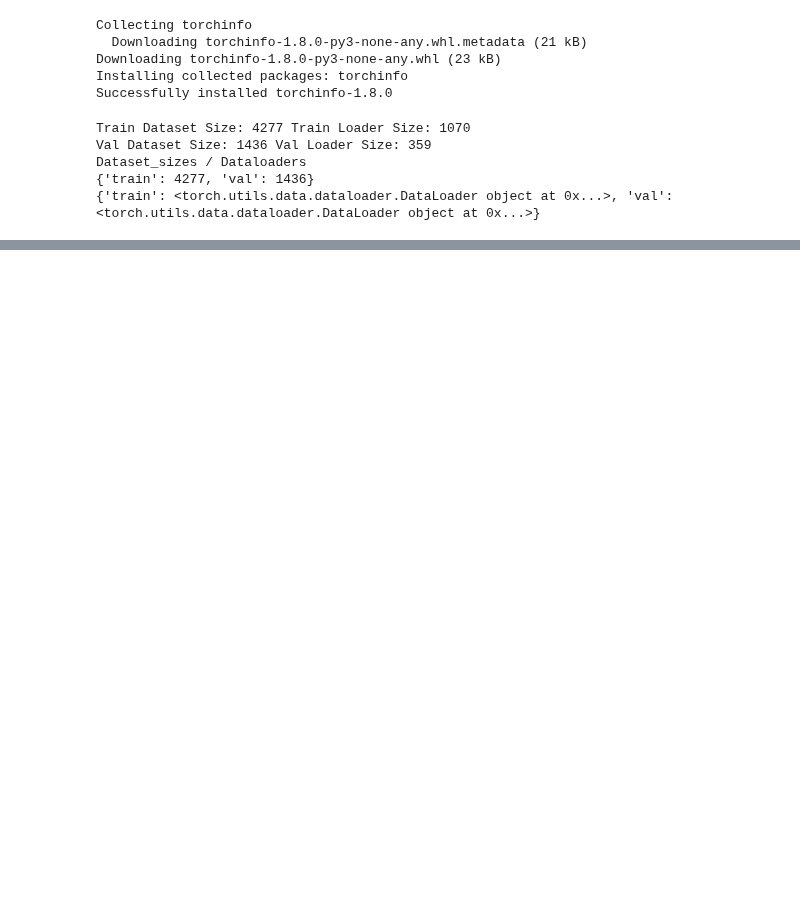
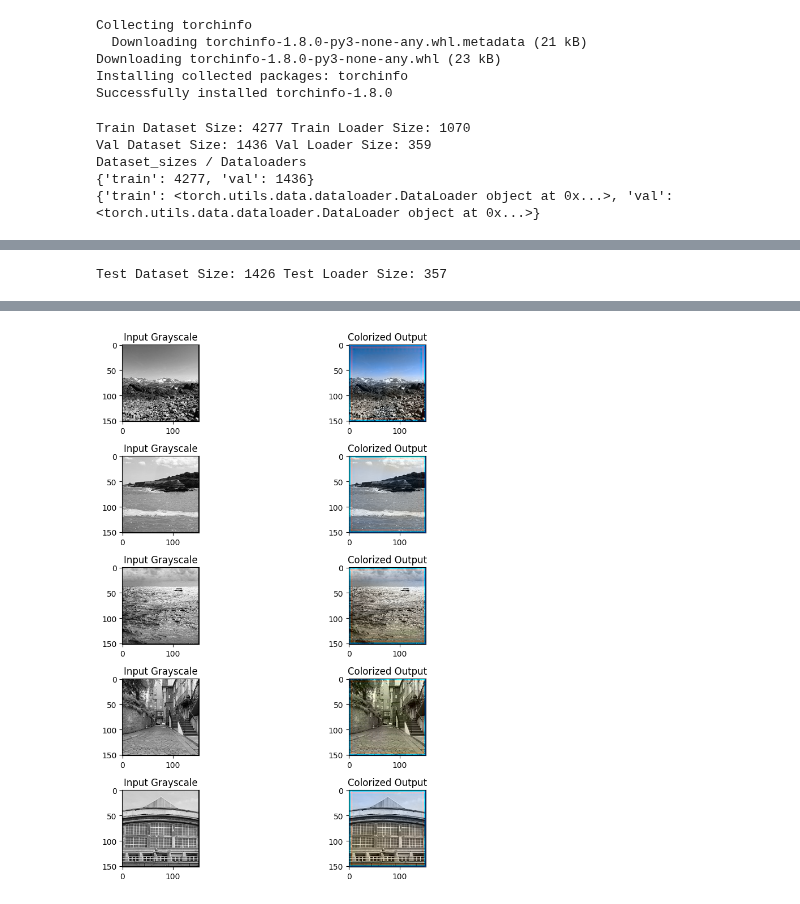
Before and after one commit to DanialMustafa/Image-Colorizer, a Jupyter notebook: Deep_Learning.ipynb, the cells around one changed output, grey strips where cells are left out. Drawn from its saved outputs; the diff is of its cells as text; code cells hidden in the pictures; blank space fills up the shorter version.

```diff
--- a/Deep_Learning.ipynb
+++ b/Deep_Learning.ipynb
@@ -360,0 +363,73 @@ Epoch 5/25
+# %%
+def test_model(model, criterion, test_loader):
+    model.eval()  # Set model to evaluation mode
+    test_loss = 0.0
+    with torch.no_grad():  # Disable gradient calculation for testing
+        for inputs, targets in test_loader:
+            inputs = inputs.to(device)
+            targets = targets.to(device)
+
+            # Forward pass
+            outputs = model(inputs)
+
+            # Calculate loss
+            loss = criterion(outputs, targets)
+            test_loss += loss.item() * inputs.size(0)
+
+    # Calculate average test loss
+    test_loss = test_loss / len(test_loader.dataset)
+    print(f'Test Loss: {test_loss:.4f}')
+
+    return test_loss
+
+# Load best model weights
+test_dataset = ColorizationDataset(root_dir='drive/MyDrive/dataset/test', transform=transform)
+test_loader = torch.utils.data.DataLoader(test_dataset, batch_size=4, shuffle=True, num_workers=4)
+print("Test Dataset Size:", len(test_dataset), "Test Loader Size:", len(test_loader))
+model.load_state_dict(torch.load('best_model.pth'))
+
+# Run the test model
+test_loss = test_model(model, criterion, test_loader)
+
+# Visualize a few test results
+def visualize_colorization(model, test_loader, num_images=5):
+    model.eval()  # Set to evaluation mode
+    plt.figure(figsize=(10, 10))
+    for i, (inputs, targets) in enumerate(test_loader):
+        if i >= num_images:
+            break
+        inputs = inputs.to(device)
+
+        # Forward pass
+        with torch.no_grad():
+            outputs = model(inputs)
+
+        # Move data back to CPU for plotting
+        inputs = inputs.cpu()
+        outputs = outputs.cpu()
+
+        # Convert from L and ab channels to RGB
+        for j in range(inputs.size(0)):
+            img_L = inputs[j].cpu().numpy().squeeze() * 100  # Scale L channel to [0, 100]
+            # Adjust ab channels to [-128, 127] range
+            img_ab = outputs[j].cpu().numpy().transpose((1, 2, 0)) * 255 - 128
+            img_lab = np.concatenate([img_L[:, :, np.newaxis], img_ab], axis=2)
+            img_rgb = color.lab2rgb(img_lab)
+            img_rgb = img_rgb[1:-1, 1:-1, :] # Crop to 150 x 150
+
+            # Display the grayscale input and colorized output
+            plt.subplot(num_images, 2, 2 * i + 1)
+            plt.imshow(img_L, cmap='gray')
+            plt.title('Input Grayscale')
+
+            plt.subplot(num_images, 2, 2 * i + 2)
+            plt.imshow(img_rgb)
+            plt.title('Colorized Output')
+
+    plt.tight_layout()
+    plt.show()
+
+# Visualize colorization results
+visualize_colorization(model, test_loader, num_images=5)
+# %% [output]
+Test Dataset Size: 1426 Test Loader Size: 357
@@ -360,0 +437 @@ Epoch 5/25
+[figure, added]
```
Also changed, not shown: parts of 2 cells of this notebook.
